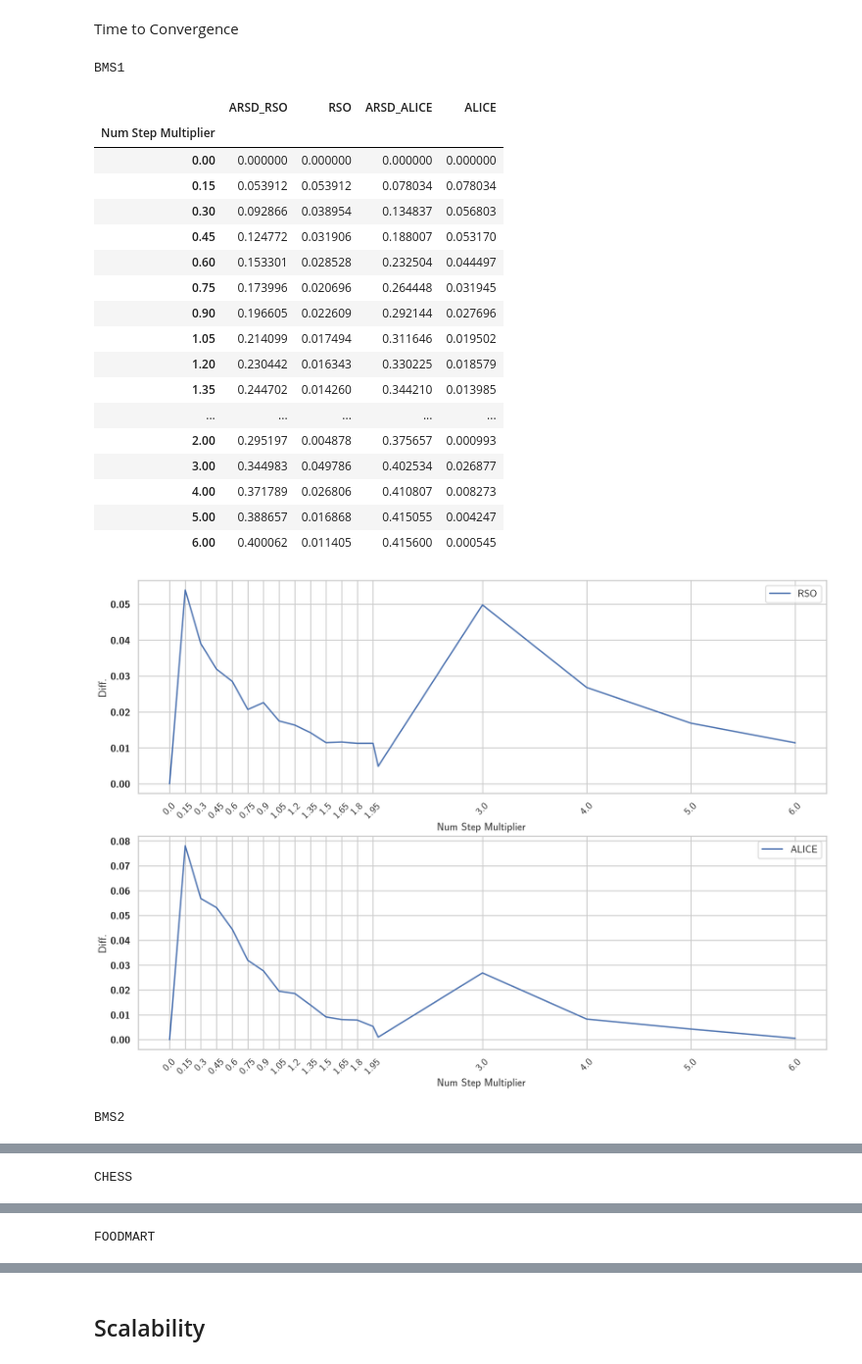
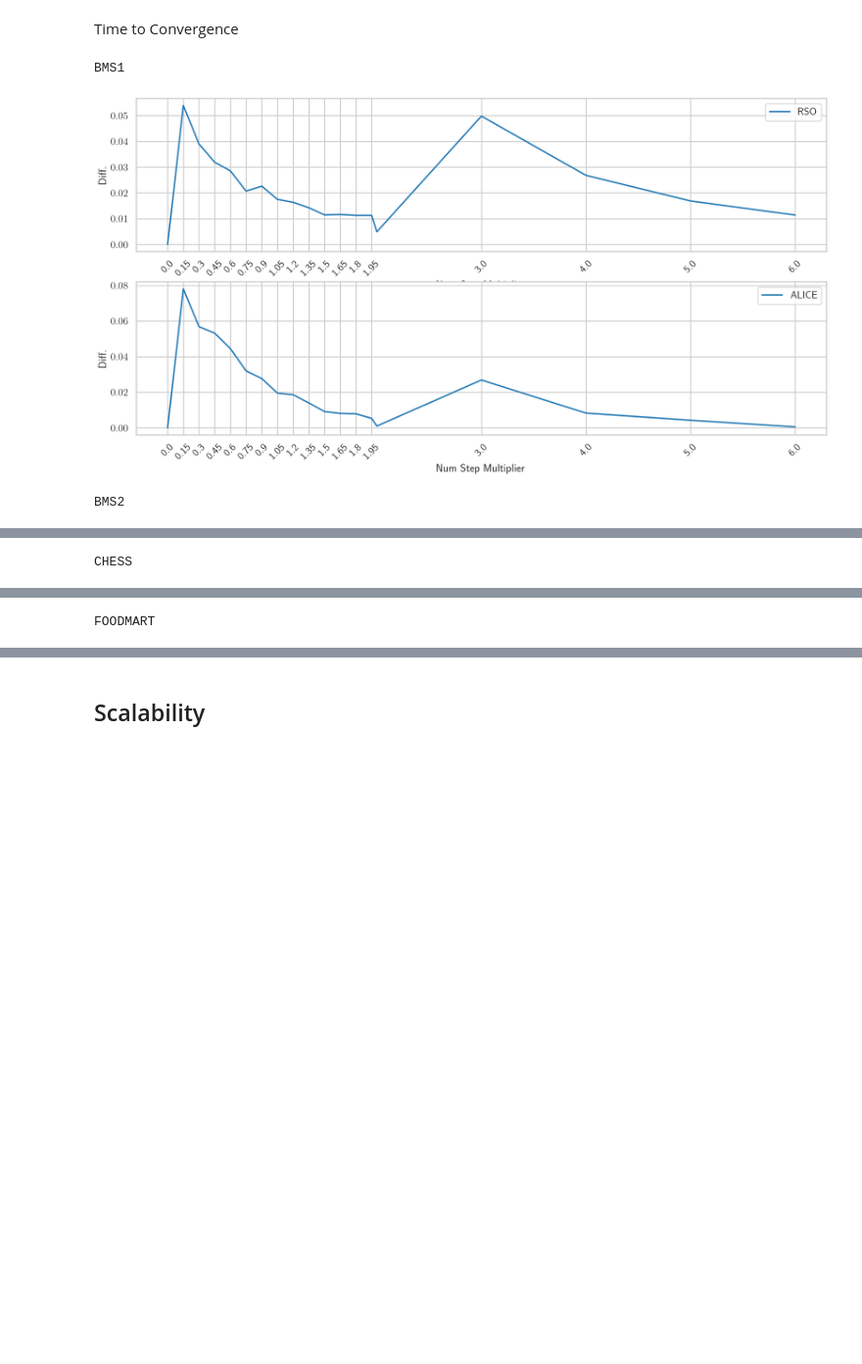
Before and after one commit to acdmammoths/alice, a Jupyter notebook: code/notebooks/Results.ipynb, the cells around one changed output, grey strips where cells are left out. Shown at 98% size. Saved outputs shown, nothing was run; the diff lists cells and outputs as text; code cells hidden in the pictures; blank space fills up the shorter version.

```diff
--- a/code/notebooks/Results.ipynb
+++ b/code/notebooks/Results.ipynb
@@ -88,6 +94,8 @@ mushrooms &             8416 &       119 &                   193568 &
 \end{table}
 # %% [markdown]
 ### BJDM
+# %%
+num_squares = 80
 # %%
 for dataset in datasets:
     BJDM, max_len = ds.compute_BJDM(data_dir, dataset)
@@ -140,14 +169,16 @@ db_config = {'foodmart':'18319-2048-128-3.0E-4-0.05-32-0',
              'BMS2':'716556-1568-128-0.002-0.05-32-0'}
 sampler = 'caterpillars.samplers.NaiveBJDMSampler'
 # %%
-freq_it_df = pd.DataFrame()
+dfs = []
 for db,conf in db_config.items():
     try:
         file = f'{result_dir}/{db}-{sampler}-{conf}.json'
-        freq_it_df = freq_it_df.append(sig.get_freq_itemsets(file, db), ignore_index=True)
+        dfs.append(sig.get_freq_itemsets(file, db))
     except Exception as e:
         print(e)
         pass
+
+freq_it_df = pd.concat(dfs)
 # %%
 freq_it_df.groupby(by='DataSet').agg({'Support':'mean'})
 # %% [output]
@@ -170,12 +201,14 @@ freqs = {'BMS1':'0.001',
          'foodmart':'3.0E-4',
          'mushrooms':'0.3'}
 # %%
-conv_df = pd.DataFrame()
+dfs = []
 for db in dbs:
     file = result_dir + f'{db}-6.0-{freqs[db]}-0.json'
     tmp_df = cs.get_convergence_df(file)
     tmp_df['DataSet'] = db
-    conv_df = conv_df.append(tmp_df)
+    dfs.append(tmp_df)
+
+conv_df = pd.concat(dfs)
 # %%
 conv_df['Algorithm'] = conv_df['Algorithm'].apply(lambda x: sampler_names[x])
 # %%
@@ -207,12 +240,15 @@ Single plot with 3 datasets
 fig, ax = plt.subplots(1,3, figsize=(19,5))
 
 for idx, dataset in enumerate(['foodmart', 'mushrooms', 'BMS2']):
-    data = conv_df[conv_df['DataSet']==dataset]
+    data = conv_df[conv_df['DataSet']==dataset].copy()
     num_colors = len(data['Algorithm'].unique())
 
+    if dataset in ['foodmart', 'mushrooms']:
+        data = data[data['Num Step Multiplier']<=2]
     sns.lineplot(data=data, x='Num Step Multiplier', palette=palette[:num_colors],
                  style='Algorithm', markers=True, markersize=10, ax=ax[idx],
-                 linewidth=3, y='Avg. Rel. Support Diff.', hue='Algorithm')
+                 linewidth=3, y='Avg. Rel. Support Diff.', hue='Algorithm',
+                 hue_order=['ALICE', 'RSO'])
     ax[idx].spines['right'].set_visible(False)
     ax[idx].spines['top'].set_visible(False)
     ax[idx].spines['left'].set_visible(False)
@@ -224,10 +260,10 @@ for idx, dataset in enumerate(['foodmart', 'mushrooms', 'BMS2']):
     leg = ax[idx].legend()
     for line in leg.get_lines():
         line.set_linewidth(3.0)
-    ax[idx].legend(loc=(-0.6,0.4), fontsize=20)
+    ax[idx].legend(loc=(-0.6,0.4), fontsize=20, title='Sampler', title_fontsize=25)
     if idx != 0:
         ax[idx].legend().remove()
-    ax[idx].set_title(dataset, fontsize=30, pad=-110)
+    ax[idx].set_title(dataset, fontsize=30, pad=-105)
 plt.tight_layout(pad=0.4, w_pad=0.5, h_pad=1.0)
-# plt.savefig(fig_dir+'convergence_all.pdf', bbox_inches='tight')
+plt.savefig(fig_dir+'convergence_all.pdf', bbox_inches='tight')
 # %% [output]
@@ -243,53 +279,35 @@ conv_time_df['Time (s)'] = conv_time_df['Time'] / 1000
 # %%
 for db in conv_time_df['DataSet'].unique():
     print(db.upper())
-    fig, ax = plt.subplots(2, 1, figsize=(20,14))
+    fig, ax = plt.subplots(2, 1, figsize=(20,10))
     conv_diff_df = pd.DataFrame()
     for idx, sampler in enumerate(conv_time_df['Algorithm'].unique()):
         tmp = conv_time_df[(conv_time_df['Algorithm']==sampler) &
                            (conv_time_df['DataSet']==db)].copy()
         maxARSD = tmp.loc[tmp['Num Step Multiplier']==6.0, 'Avg. Rel. Support Diff.'].values[0]
         tmp['Diff.'] = (tmp['Avg. Rel. Support Diff.'] - maxARSD).apply(abs)
         tmp['Diff.'] = (tmp['Diff.'].shift(1) - tmp['Diff.']).fillna(0)
 
         tmp2 = tmp[['Num Step Multiplier', 'Avg. Rel. Support Diff.', 'Diff.']].copy()
         tmp2.rename(columns={'Diff.':sampler,
                              'Avg. Rel. Support Diff.':f'ARSD_{sampler}'}, inplace=True)
         if conv_diff_df.empty:
             conv_diff_df = tmp2
         else:
             conv_diff_df = conv_diff_df.merge(tmp2)
 
         sns.lineplot(data=tmp, x='Num Step Multiplier', y='Diff.', ax=ax[idx], hue='Algorithm')
         ax[idx].legend()
         ticks = list(tmp['Num Step Multiplier'].values)
         ticks.remove(2.0)
         labels = [str(round(x,3)) for x in tmp['Num Step Multiplier'].values]
         labels.remove('2.0')
         ax[idx].set_xticks(ticks)
         ax[idx].set_xticklabels(labels, rotation=45, ha='center')
         ax[idx].grid(which='both', axis='x')
-    display(conv_diff_df.set_index('Num Step Multiplier'))
+#     display(conv_diff_df.set_index('Num Step Multiplier'))
     plt.show()
 # %% [output]
 BMS1
-|  | ARSD_RSO | RSO | ARSD_ALICE | ALICE |
-| Num Step Multiplier |  |  |  |  |
-| 0.00 | 0.000000 | 0.000000 | 0.000000 | 0.000000 |
-| 0.15 | 0.053912 | 0.053912 | 0.078034 | 0.078034 |
-| 0.30 | 0.092866 | 0.038954 | 0.134837 | 0.056803 |
-| 0.45 | 0.124772 | 0.031906 | 0.188007 | 0.053170 |
-| 0.60 | 0.153301 | 0.028528 | 0.232504 | 0.044497 |
-| 0.75 | 0.173996 | 0.020696 | 0.264448 | 0.031945 |
-| 0.90 | 0.196605 | 0.022609 | 0.292144 | 0.027696 |
-| 1.05 | 0.214099 | 0.017494 | 0.311646 | 0.019502 |
-| 1.20 | 0.230442 | 0.016343 | 0.330225 | 0.018579 |
-| 1.35 | 0.244702 | 0.014260 | 0.344210 | 0.013985 |
-| ... | ... | ... | ... | ... |
-| 2.00 | 0.295197 | 0.004878 | 0.375657 | 0.000993 |
-| 3.00 | 0.344983 | 0.049786 | 0.402534 | 0.026877 |
-| 4.00 | 0.371789 | 0.026806 | 0.410807 | 0.008273 |
-| 5.00 | 0.388657 | 0.016868 | 0.415055 | 0.004247 |
-| 6.00 | 0.400062 | 0.011405 | 0.415600 | 0.000545 |
-[figure, old version]
+[figure, new version]
 BMS2
```
Also changed, not shown: parts of 40 cells of this notebook, 15 other files.
